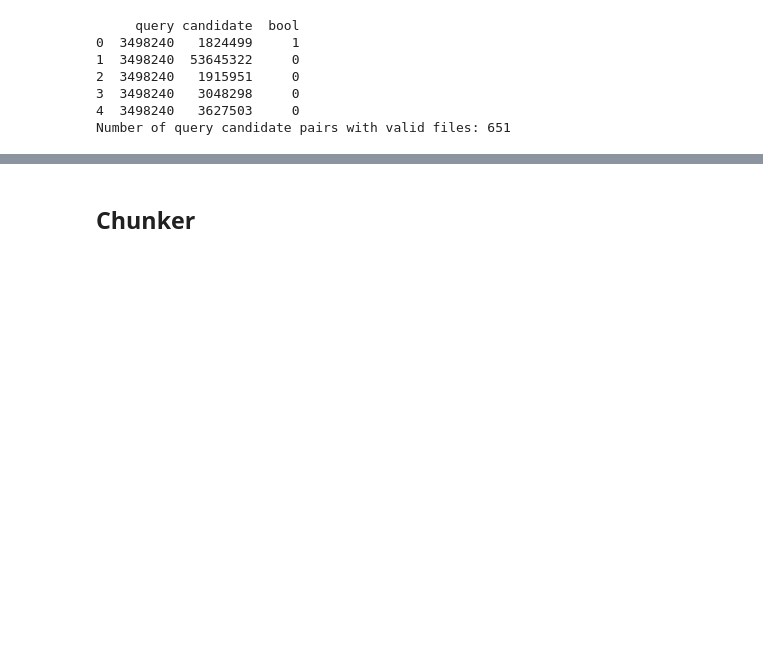
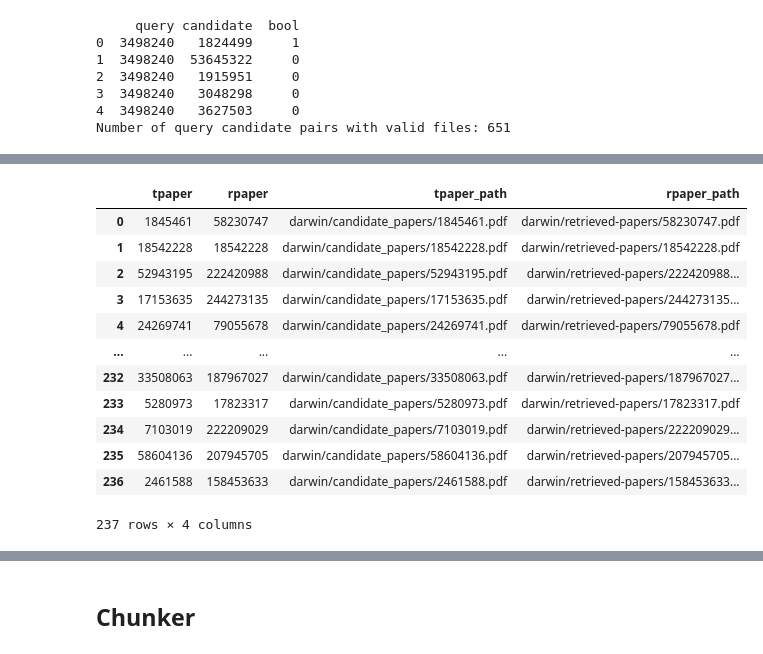
Before and after one commit to craldaz/dspy_scirepeval, a Jupyter notebook: optimizer_evaluation.ipynb, the cells around one changed output, grey strips where cells are left out. Saved outputs shown, nothing was run; the diff lists cells and outputs as text; code cells hidden in the pictures; blank space fills up the shorter version.

```diff
--- a/optimizer_evaluation.ipynb
+++ b/optimizer_evaluation.ipynb
@@ -21,9 +24,12 @@ query_candidate_data = pd.read_csv('~/test.qrel.cid', sep=' ', header=None, name
 # %%
+query_dir = 'darwin/query_papers'
+candidate_dir = 'darwin/candidate_papers'
+retrieved_dir = 'darwin/retrieved-papers'
 
-with open('/Users/jamie/qpaper_to_emb', 'r') as f:
+with open('darwin/qpaper_to_emb', 'r') as f:
     query_papers = [line.strip() for line in f]
 
-with open('/Users/jamie/cpaper_to_emb', 'r') as f:
+with open('darwin/cpaper_to_emb', 'r') as f:
     candidate_papers = [line.strip() for line in f]
 
 print(f'len(query_papers): {len(query_papers)}')
@@ -34,8 +40,6 @@ len(candidate_papers): 637
 # %%
 counter_4 = 0
 valid_rows = pd.DataFrame()
-query_dir = '/Users/jamie/s2-folks/examples/python/get_open_access_pdf/query_papers'
-candidate_dir = '/Users/jamie/s2-folks/examples/python/get_open_access_pdf/cand_papers_combined'
 # Iterate over the rows of the data
 for _, row in query_candidate_data.iterrows():
     query_file = os.path.join(query_dir, str(row['query']) + '.pdf')
@@ -76,0 +84,42 @@ trainset = data
+# %%
+test_papers = []
+test_paper_paths = []
+r_paper_paths = []
+r_papers = []
+with open('darwin/link-recorder-final-1', 'r') as f:
+    for line in f:
+        temp = line.split('\t')
+        tpaper = temp[0].strip()
+        rpaper = temp[1].strip()
+        # Check if tpaper exists in query_papers or candidate_papers
+        if tpaper in query_papers:
+            # print(f'tpaper {tpaper} exists in query_papers')
+            tpaper_path = os.path.join(query_dir, tpaper + '.pdf')
+        elif tpaper in candidate_papers:
+            tpaper_path = os.path.join(candidate_dir, tpaper + '.pdf')
+        else:
+            # print(f'tpaper {tpaper} does not exist in query_papers or candidate_papers')
+            continue
+        r_paper_path = os.path.join(retrieved_dir, rpaper + '.pdf')
+
+        test_papers.append(tpaper)
+        test_paper_paths.append(tpaper_path)
+        r_papers.append(rpaper)
+        r_paper_paths.append(r_paper_path)
+test_retrieved_data = pd.DataFrame({'tpaper': test_papers, 'rpaper': r_papers, 'tpaper_path': test_paper_paths, 'rpaper_path': r_paper_paths})
+# %%
+test_retrieved_data
+# %% [output]
+|  | tpaper | rpaper | tpaper_path | rpaper_path |
+| 0 | 1845461 | 58230747 | darwin/candidate_papers/1845461.pdf | darwin/retrieved-papers/58230747.pdf |
+| 1 | 18542228 | 18542228 | darwin/candidate_papers/18542228.pdf | darwin/retrieved-papers/18542228.pdf |
+| 2 | 52943195 | 222420988 | darwin/candidate_papers/52943195.pdf | darwin/retrieved-papers/222420988... |
+| 3 | 17153635 | 244273135 | darwin/candidate_papers/17153635.pdf | darwin/retrieved-papers/244273135... |
+| 4 | 24269741 | 79055678 | darwin/candidate_papers/24269741.pdf | darwin/retrieved-papers/79055678.pdf |
+| ... | ... | ... | ... | ... |
+| 232 | 33508063 | 187967027 | darwin/candidate_papers/33508063.pdf | darwin/retrieved-papers/187967027... |
+| 233 | 5280973 | 17823317 | darwin/candidate_papers/5280973.pdf | darwin/retrieved-papers/17823317.pdf |
+| 234 | 7103019 | 222209029 | darwin/candidate_papers/7103019.pdf | darwin/retrieved-papers/222209029... |
+| 235 | 58604136 | 207945705 | darwin/candidate_papers/58604136.pdf | darwin/retrieved-papers/207945705... |
+| 236 | 2461588 | 158453633 | darwin/candidate_papers/2461588.pdf | darwin/retrieved-papers/158453633... |
+237 rows × 4 columns
```
Also changed, not shown: parts of 43 cells of this notebook.
